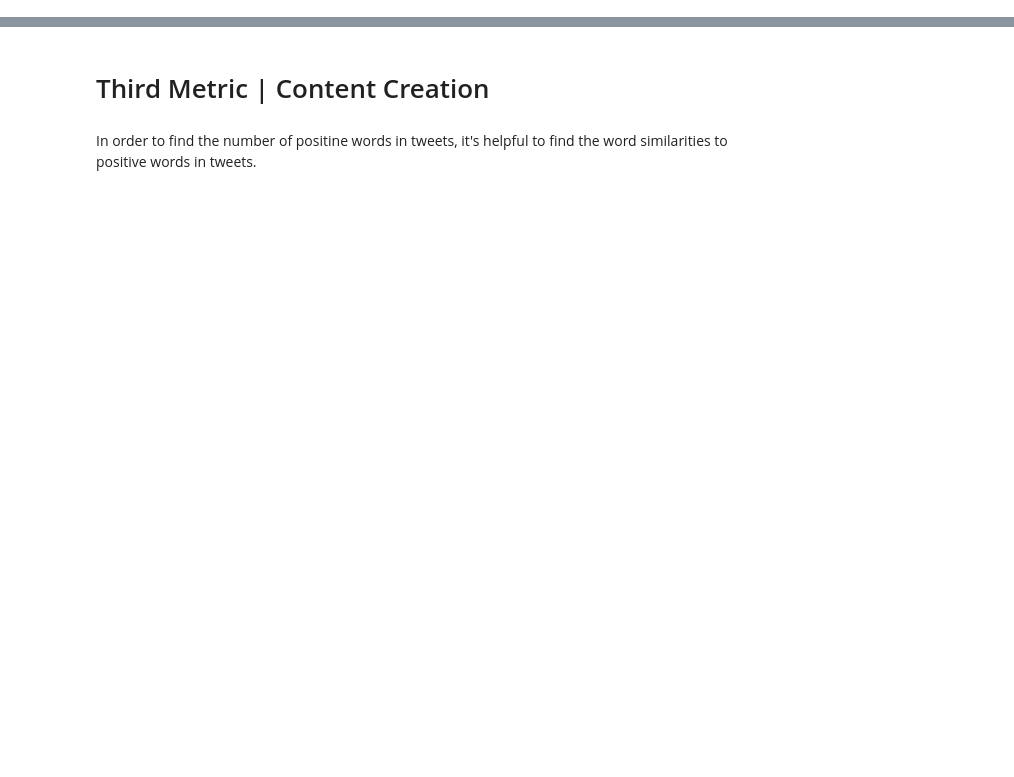
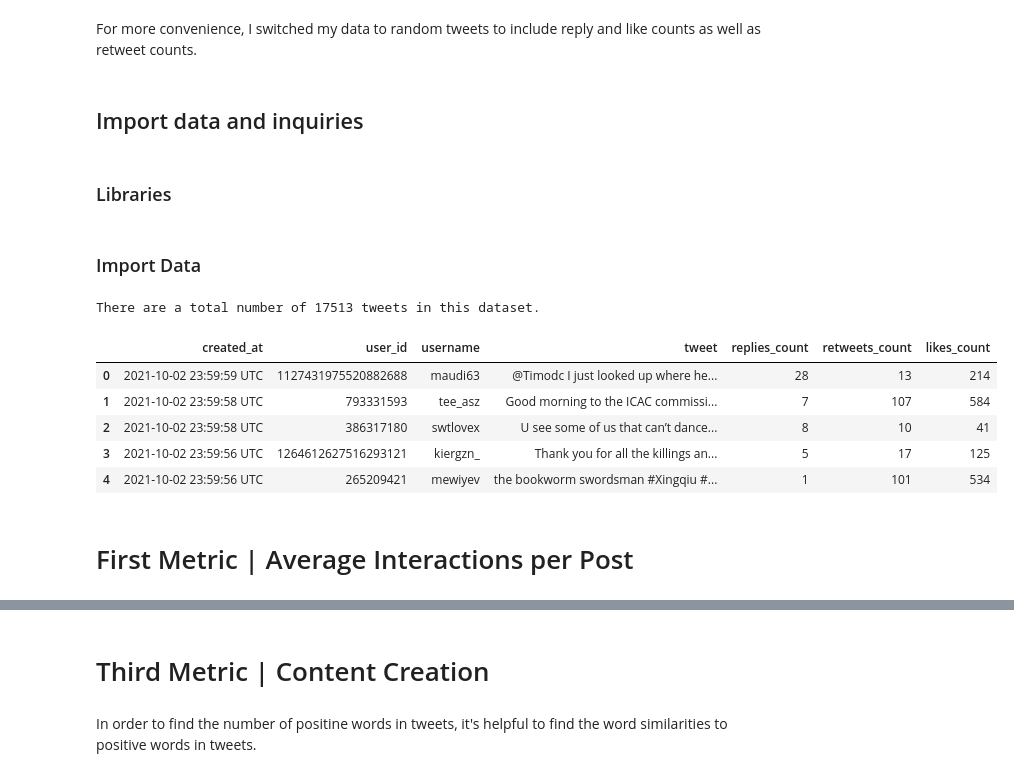
Before and after one commit to FatemeFarhang/data-science, a Jupyter notebook: Task_03.ipynb, the cells around one changed output, grey strips where cells are left out. Cells and saved outputs as stored; diff of their text form; code cells hidden in the pictures; blank space fills up the shorter version.

```diff
--- a/Task_03.ipynb
+++ b/Task_03.ipynb
@@ -7,0 +3,6 @@ Mounted at /content/drive
+# %% [markdown]
+For more convenience, I switched my data to random tweets to include reply and like counts as well as retweet counts.
+# %% [markdown]
+## Import data and inquiries
+# %% [markdown]
+### Libraries
@@ -7,0 +42,21 @@ Mounted at /content/drive
+# %% [markdown]
+### Import Data
+# %%
+url = "https://github.com/sraeisi/MachineLearning_Physics/blob/master/Data/random_tweets.csv?raw=true"
+df = pd.read_csv(url,
+                 usecols = [2,6,7,10,11,15,16,17]
+                 )
+df = df[df['language']=='en'].drop(['language'], axis=1)
+df.drop_duplicates(ignore_index=True, inplace=True)
+# df = df.sample(random_state=0, frac= .5, ignore_index = True)
+
+print(f'There are a total number of {len(df)} tweets in this dataset.')
+df.head()
+# %% [output]
+There are a total number of 17513 tweets in this dataset.
+|  | created_at | user_id | username | tweet | replies_count | retweets_count | likes_count |
+| 0 | 2021-10-02 23:59:59 UTC | 1127431975520882688 | maudi63 | @Timodc I just looked up where he... | 28 | 13 | 214 |
+| 1 | 2021-10-02 23:59:58 UTC | 793331593 | tee_asz | Good morning to the ICAC commissi... | 7 | 107 | 584 |
+| 2 | 2021-10-02 23:59:58 UTC | 386317180 | swtlovex | U see some of us that can’t dance... | 8 | 10 | 41 |
+| 3 | 2021-10-02 23:59:56 UTC | 1264612627516293121 | kiergzn_ | Thank you for all the killings an... | 5 | 17 | 125 |
+| 4 | 2021-10-02 23:59:56 UTC | 265209421 | mewiyev | the bookworm swordsman #Xingqiu #... | 1 | 101 | 534 |
@@ -7,0 +66,2 @@ Mounted at /content/drive
+# %% [markdown]
+# First Metric | Average Interactions per Post
```
Also changed, not shown: parts of 50 cells of this notebook.
